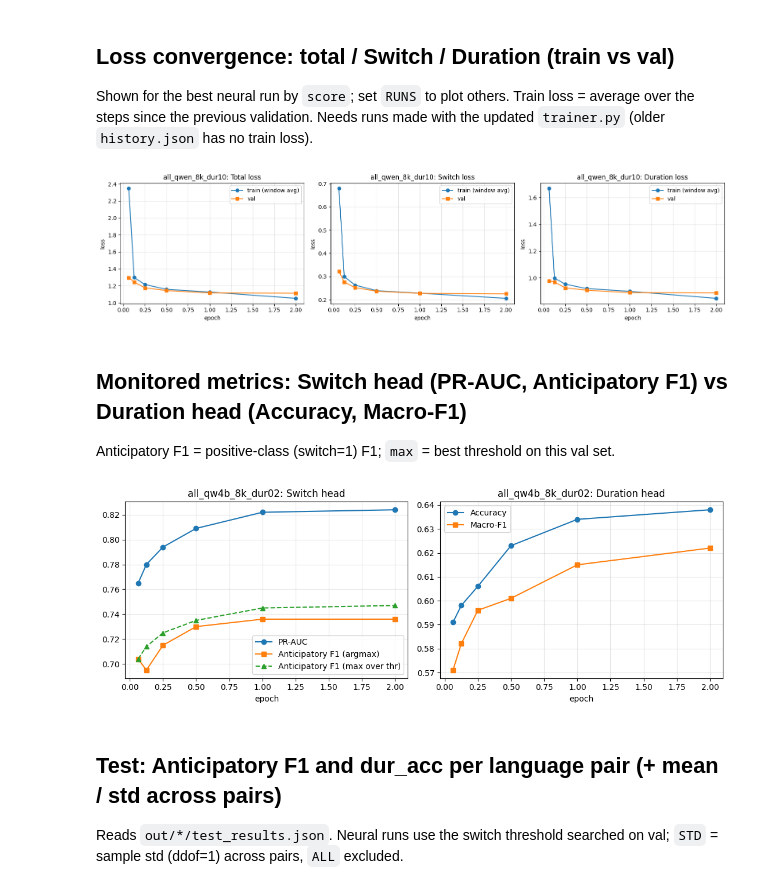
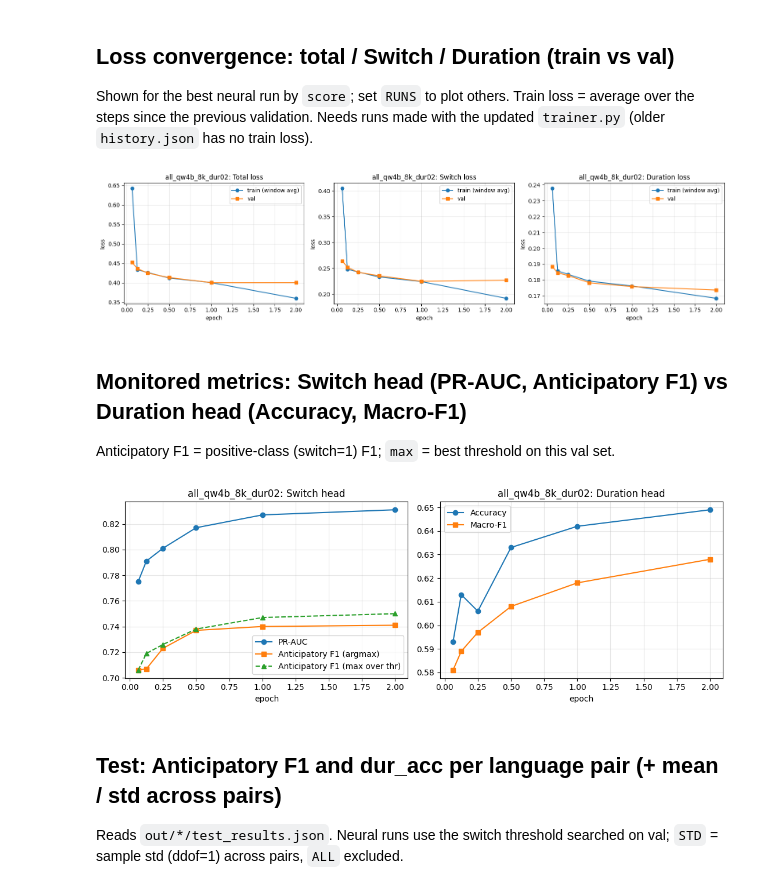
Before and after one commit to wanderingcorn/codeswitch, a Jupyter notebook: compare.ipynb, the cells around one changed output. Saved outputs shown, nothing was run; the diff lists cells and outputs as text; code cells hidden in the pictures.

```diff
--- a/compare.ipynb
+++ b/compare.ipynb
@@ -31,5 +33,6 @@ print(len(df.run.unique()), "runs loaded")
 # %%
 cols = ["model","overrides","switch_PR_AUC","switch_F1","switch_F1max","dur_macro_F1","dur_acc","switch_P","switch_R","joint_acc","val_ce_sw","val_ce_dur","min"]
+cols = ["model","switch_PR_AUC","switch_F1max","dur_macro_F1","min"]
 cols = [k for k in cols if k in df.columns]          # old runs may lack the newer columns
 a = df[df.pair=="ALL"].set_index("run")[cols]
 a["score"] = 0.5*(a.switch_PR_AUC + a.dur_macro_F1)    # same as trainer.select_score
@@ -183,24 +167,24 @@ plt.tight_layout()
 Shown for the best neural run by `score`; set `RUNS` to plot others. Train loss = average over the steps since the previous validation. Needs runs made with the updated `trainer.py` (older `history.json` has no train loss).
 # %%
 RUNS = [a[a.model != "baseline"].score.idxmax()]      # e.g. RUNS = ["all_qwen_8k_dur03", ...]
-RUNS = ['all_qwen_8k_dur10']
+# RUNS = ['all_xlmr_8k_dur02']
 def plot_run(name):
     h = hists[name]
     if not (h and "train" in h[0]):
         print(name, ": no train loss logged (run predates the update)"); return
     ep = [e["epoch"] for e in h]
     A = lambda k: [e["res"]["ALL"][k] for e in h]
     T = lambda k: [e["train"][k] for e in h]
     fig, ax = plt.subplots(1, 3, figsize=(16, 4))
     for x, t, tr, va in zip(ax, ["Total loss", "Switch loss", "Duration loss"],
                             ["loss", "loss_sw", "loss_dur"], ["val_loss", "val_loss_sw", "val_loss_dur"]):
         x.plot(ep, T(tr), "o-", label="train (window avg)"); x.plot(ep, A(va), "s-", label="val")
         x.set_title(f"{name}: {t}"); x.set_xlabel("epoch"); x.set_ylabel("loss"); x.legend(); x.grid(alpha=.3)
     plt.tight_layout(); plt.show()
 
 for r in RUNS: plot_run(r)
 # %% [output]
-[figure, old version]
+[figure, new version]
 # %% [markdown]
 ## Monitored metrics: Switch head (PR-AUC, Anticipatory F1) vs Duration head (Accuracy, Macro-F1)
 Anticipatory F1 = positive-class (switch=1) F1; `max` = best threshold on this val set.
@@ -223,7 +207,7 @@ def plot_metrics(name):
 
 for r in RUNS: plot_metrics(r)
 # %% [output]
-[figure, old version]
+[figure, new version]
 # %% [markdown]
 ## Test: Anticipatory F1 and dur_acc per language pair (+ mean / std across pairs)
 Reads `out/*/test_results.json`. Neural runs use the switch threshold searched on val; `STD` = sample std (ddof=1) across pairs, `ALL` excluded.
```
Also changed, not shown: parts of 6 cells of this notebook, 10 other files.
